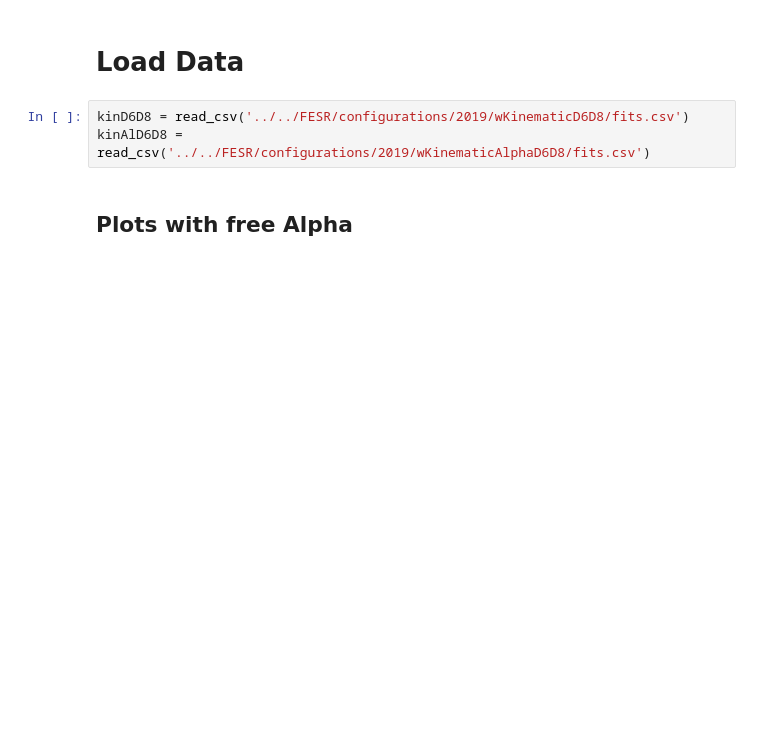
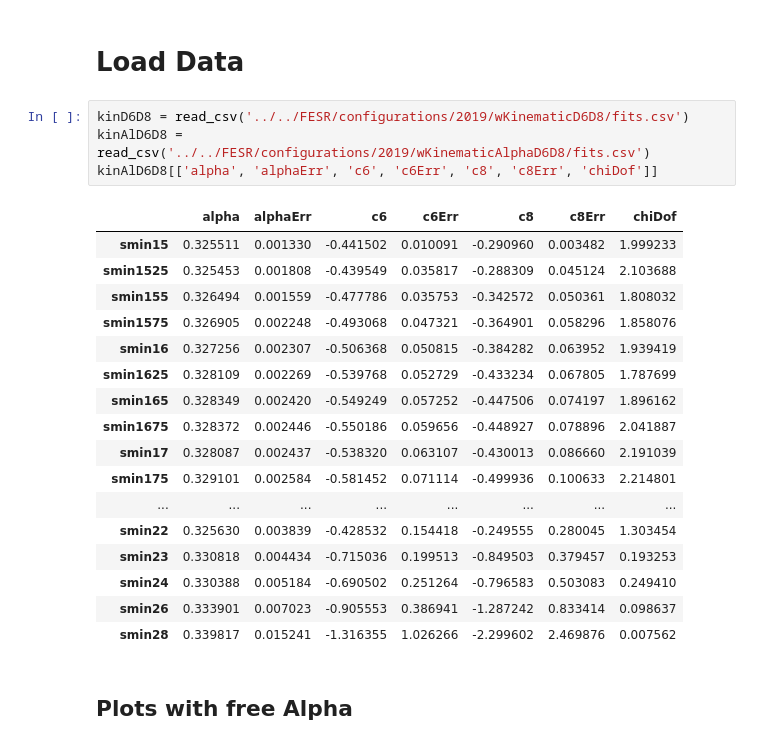
Before and after one commit to phd-dirk/Notebooks, a Jupyter notebook: alphaDetermination/wKinematic.ipynb, the cells around one changed output. Saved outputs shown, nothing was run; the diff lists cells and outputs as text; blank space fills up the shorter version.

```diff
--- a/alphaDetermination/wKinematic.ipynb
+++ b/alphaDetermination/wKinematic.ipynb
@@ -5,6 +5,25 @@ exec(open('./initNotebook.py').read())
 # %%
 kinD6D8 = read_csv('../../FESR/configurations/2019/wKinematicD6D8/fits.csv')
 kinAlD6D8 = read_csv('../../FESR/configurations/2019/wKinematicAlphaD6D8/fits.csv')
+kinAlD6D8[['alpha', 'alphaErr', 'c6', 'c6Err', 'c8', 'c8Err', 'chiDof']]
+# %% [output]
+|  | alpha | alphaErr | c6 | c6Err | c8 | c8Err | chiDof |
+| smin15 | 0.325511 | 0.001330 | -0.441502 | 0.010091 | -0.290960 | 0.003482 | 1.999233 |
+| smin1525 | 0.325453 | 0.001808 | -0.439549 | 0.035817 | -0.288309 | 0.045124 | 2.103688 |
+| smin155 | 0.326494 | 0.001559 | -0.477786 | 0.035753 | -0.342572 | 0.050361 | 1.808032 |
+| smin1575 | 0.326905 | 0.002248 | -0.493068 | 0.047321 | -0.364901 | 0.058296 | 1.858076 |
+| smin16 | 0.327256 | 0.002307 | -0.506368 | 0.050815 | -0.384282 | 0.063952 | 1.939419 |
+| smin1625 | 0.328109 | 0.002269 | -0.539768 | 0.052729 | -0.433234 | 0.067805 | 1.787699 |
+| smin165 | 0.328349 | 0.002420 | -0.549249 | 0.057252 | -0.447506 | 0.074197 | 1.896162 |
+| smin1675 | 0.328372 | 0.002446 | -0.550186 | 0.059656 | -0.448927 | 0.078896 | 2.041887 |
+| smin17 | 0.328087 | 0.002437 | -0.538320 | 0.063107 | -0.430013 | 0.086660 | 2.191039 |
+| smin175 | 0.329101 | 0.002584 | -0.581452 | 0.071114 | -0.499936 | 0.100633 | 2.214801 |
+| ... | ... | ... | ... | ... | ... | ... | ... |
+| smin22 | 0.325630 | 0.003839 | -0.428532 | 0.154418 | -0.249555 | 0.280045 | 1.303454 |
+| smin23 | 0.330818 | 0.004434 | -0.715036 | 0.199513 | -0.849503 | 0.379457 | 0.193253 |
+| smin24 | 0.330388 | 0.005184 | -0.690502 | 0.251264 | -0.796583 | 0.503083 | 0.249410 |
+| smin26 | 0.333901 | 0.007023 | -0.905553 | 0.386941 | -1.287242 | 0.833414 | 0.098637 |
+| smin28 | 0.339817 | 0.015241 | -1.316355 | 1.026266 | -2.299602 | 2.469876 | 0.007562 |
 # %% [markdown]
 ## Plots with free Alpha
 # %%
```
Also changed, not shown: parts of 2 cells of this notebook, 21 other files.
